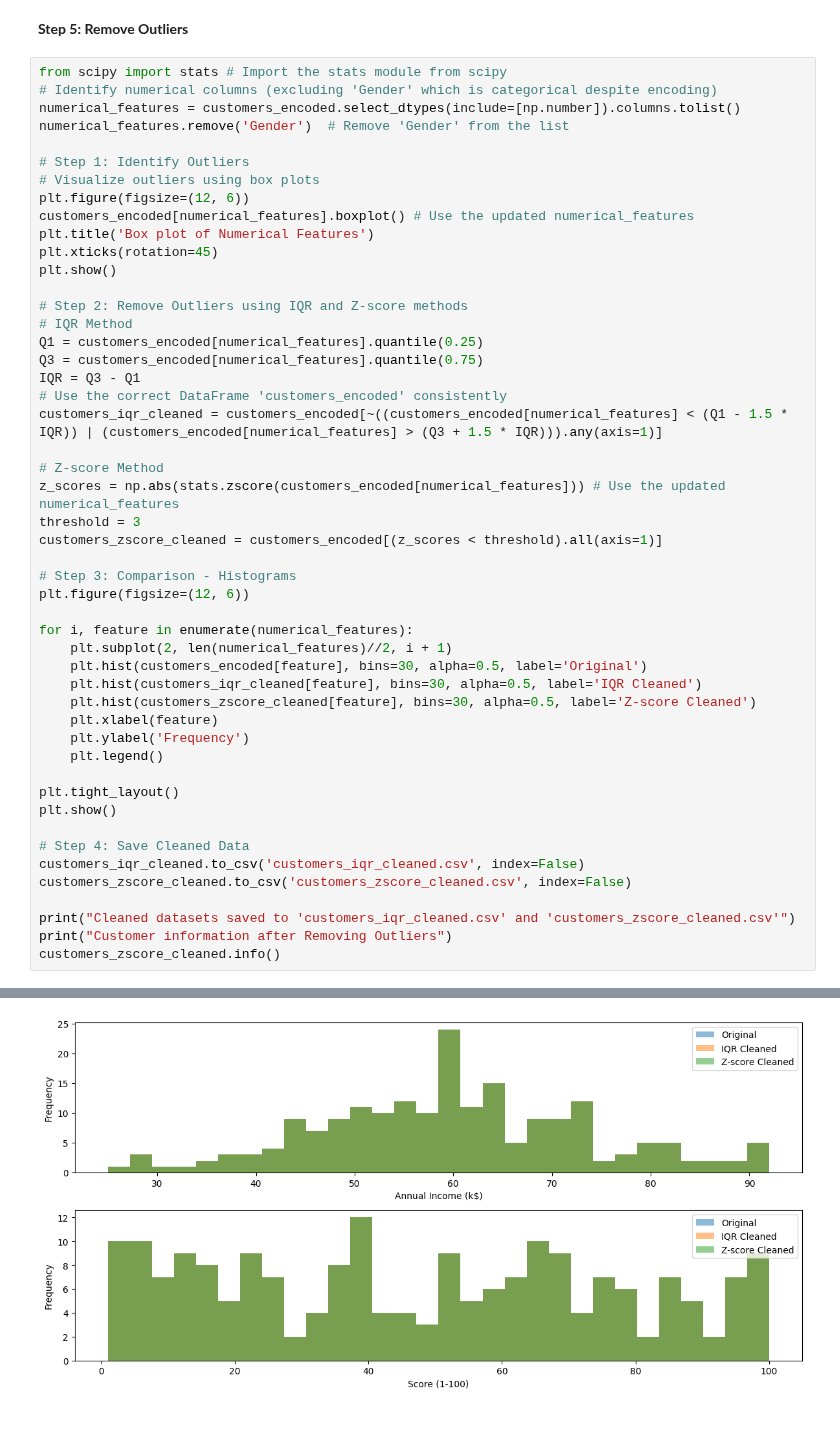
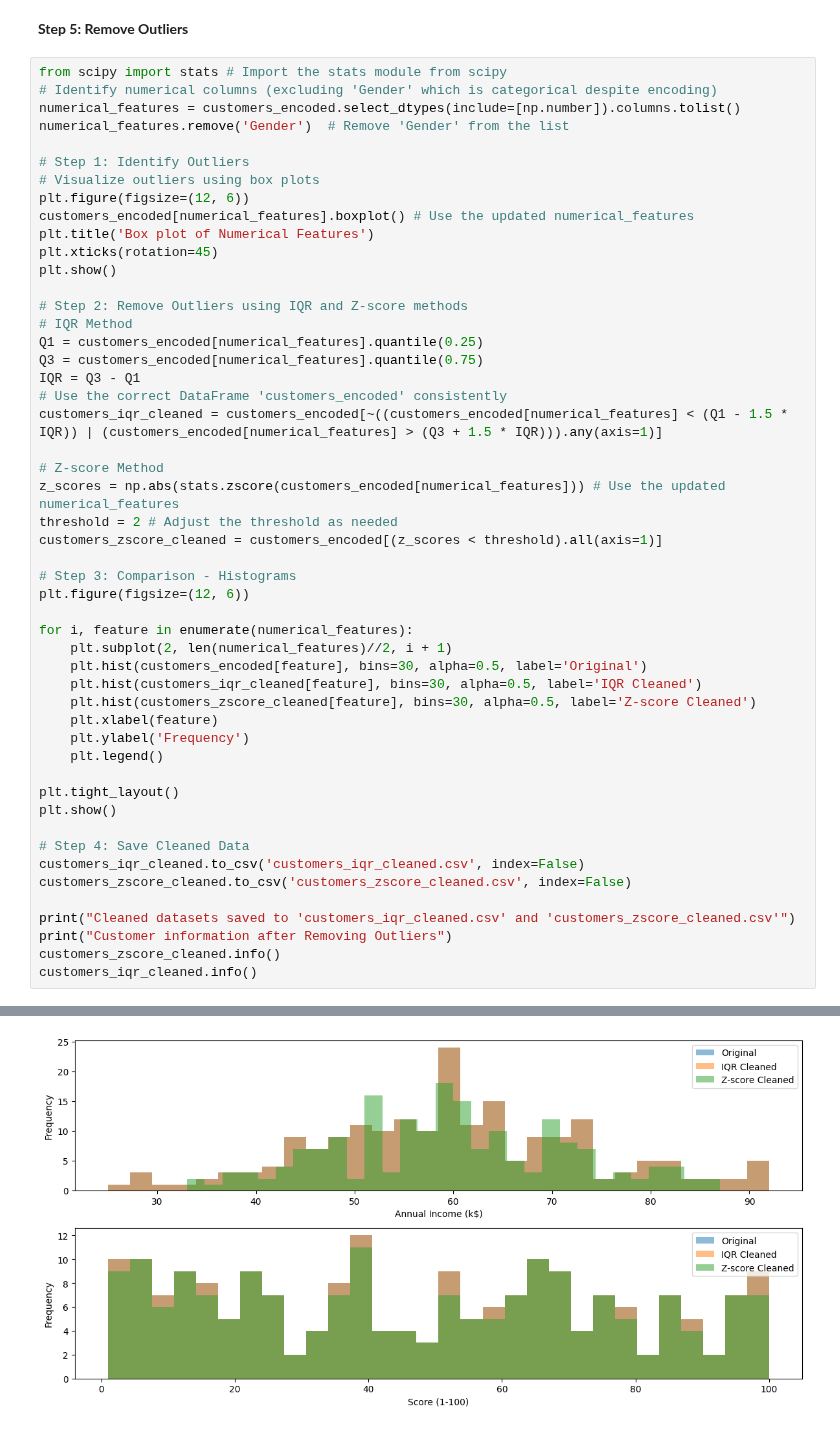
Before and after one commit to amrahmani/ML, a Jupyter notebook: Ch1_DataPreprocessing.ipynb, the cells around one changed output, grey strips where cells are left out. Cells and saved outputs as stored; diff of their text form.

```diff
--- a/Ch1_DataPreprocessing.ipynb
+++ b/Ch1_DataPreprocessing.ipynb
@@ -384,35 +384,36 @@ IQR = Q3 - Q1
 customers_iqr_cleaned = customers_encoded[~((customers_encoded[numerical_features] < (Q1 - 1.5 * IQR)) | (customers_encoded[numerical_features] > (Q3 + 1.5 * IQR))).any(axis=1)]
 
 # Z-score Method
 z_scores = np.abs(stats.zscore(customers_encoded[numerical_features])) # Use the updated numerical_features
-threshold = 3
+threshold = 2 # Adjust the threshold as needed
 customers_zscore_cleaned = customers_encoded[(z_scores < threshold).all(axis=1)]
 
 # Step 3: Comparison - Histograms
 plt.figure(figsize=(12, 6))
 
 for i, feature in enumerate(numerical_features):
     plt.subplot(2, len(numerical_features)//2, i + 1)
     plt.hist(customers_encoded[feature], bins=30, alpha=0.5, label='Original')
     plt.hist(customers_iqr_cleaned[feature], bins=30, alpha=0.5, label='IQR Cleaned')
     plt.hist(customers_zscore_cleaned[feature], bins=30, alpha=0.5, label='Z-score Cleaned')
     plt.xlabel(feature)
     plt.ylabel('Frequency')
     plt.legend()
 
 plt.tight_layout()
 plt.show()
 
 # Step 4: Save Cleaned Data
 customers_iqr_cleaned.to_csv('customers_iqr_cleaned.csv', index=False)
 customers_zscore_cleaned.to_csv('customers_zscore_cleaned.csv', index=False)
 
 print("Cleaned datasets saved to 'customers_iqr_cleaned.csv' and 'customers_zscore_cleaned.csv'")
 print("Customer information after Removing Outliers")
 customers_zscore_cleaned.info()
+customers_iqr_cleaned.info()
 # %% [output]
 [figure]
-[figure, old version]
+[figure, new version]
 Cleaned datasets saved to 'customers_iqr_cleaned.csv' and 'customers_zscore_cleaned.csv'
 Customer information after Removing Outliers
 <class 'pandas.core.frame.DataFrame'>
```
Also changed, not shown: parts of 1 cell of this notebook.
